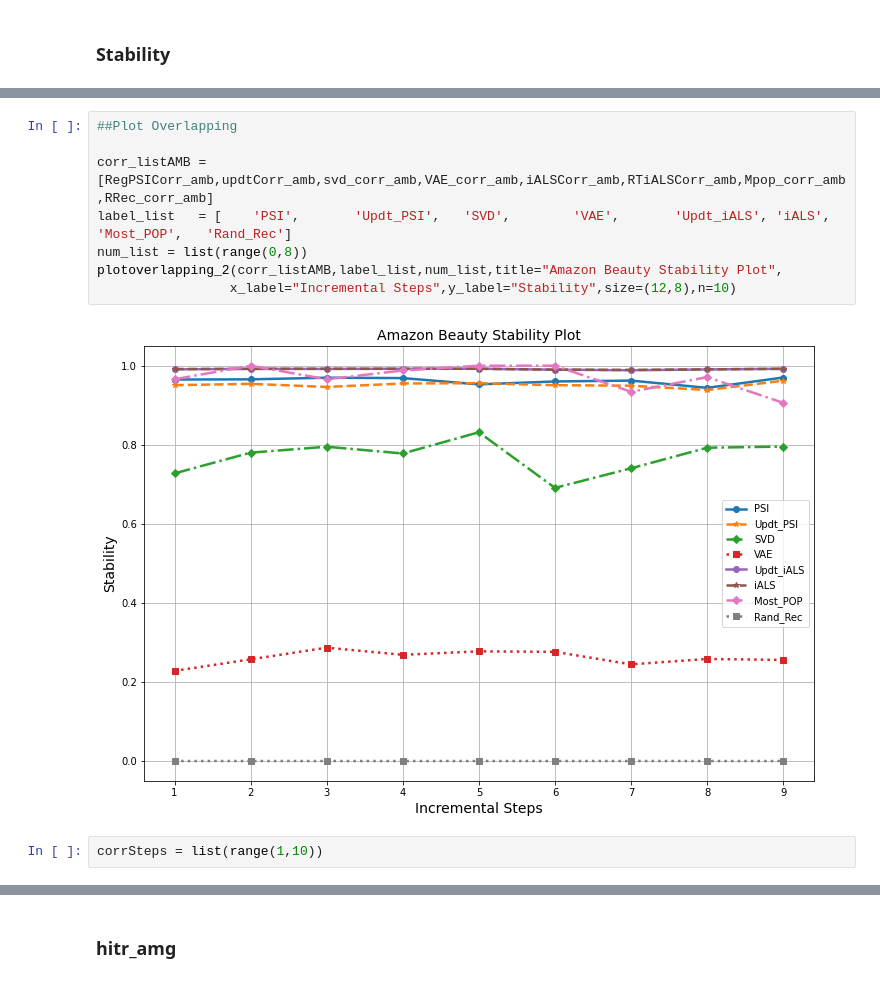
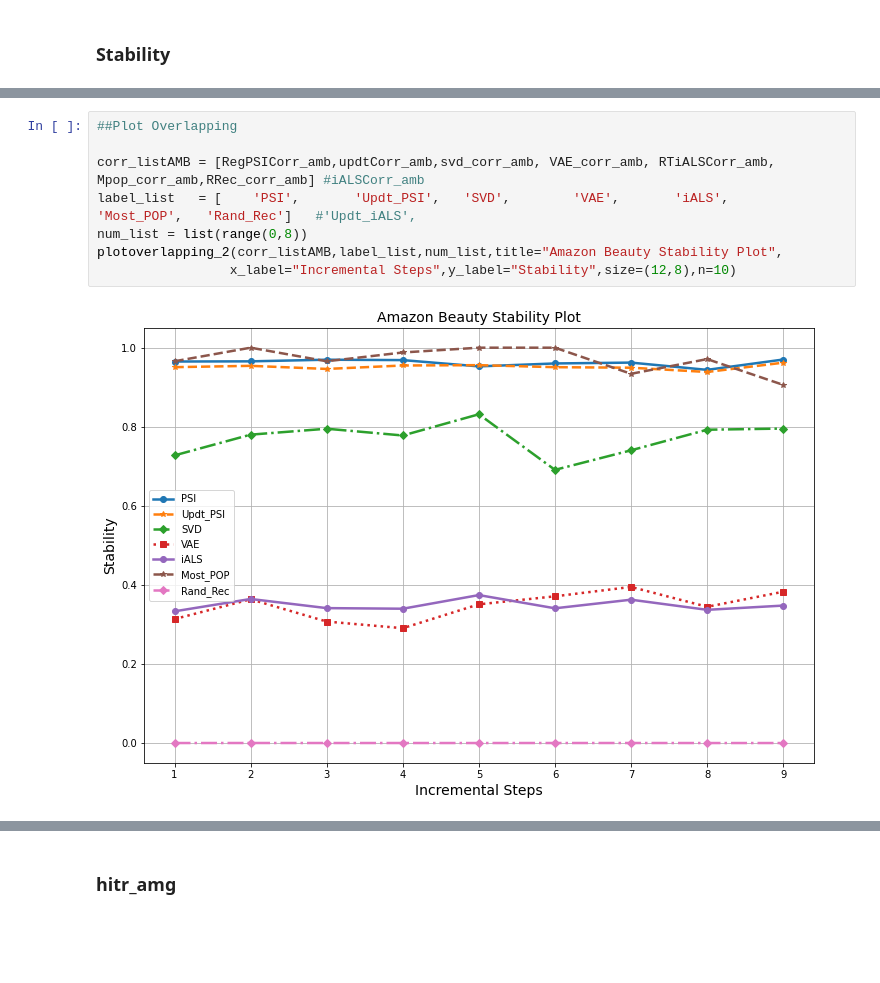
Before and after one commit to Oluwafemi-939/Incremental_PSI, a Jupyter notebook: Notebooks/Results_Note.ipynb, the cells around one changed output, grey strips where cells are left out. Cells and saved outputs as stored; diff of their text form; blank space fills up the shorter version.

```diff
--- a/Notebooks/Results_Note.ipynb
+++ b/Notebooks/Results_Note.ipynb
@@ -121,15 +118,13 @@ makeplot(corrSteps,AMZB_Stability,y_label="Stability",x_label="Incremental Steps
 # %%
 ##Plot Overlapping
 
-corr_listAMB = [RegPSICorr_amb,updtCorr_amb,svd_corr_amb,VAE_corr_amb,iALSCorr_amb,RTiALSCorr_amb,Mpop_corr_amb,RRec_corr_amb]
-label_list   = [    'PSI',       'Updt_PSI',   'SVD',        'VAE',       'Updt_iALS', 'iALS',       'Most_POP',   'Rand_Rec']
+corr_listAMB = [RegPSICorr_amb,updtCorr_amb,svd_corr_amb, VAE_corr_amb, RTiALSCorr_amb, Mpop_corr_amb,RRec_corr_amb] #iALSCorr_amb
+label_list   = [    'PSI',       'Updt_PSI',   'SVD',        'VAE',       'iALS',       'Most_POP',   'Rand_Rec']   #'Updt_iALS',
 num_list = list(range(0,8))
 plotoverlapping_2(corr_listAMB,label_list,num_list,title="Amazon Beauty Stability Plot",
                  x_label="Incremental Steps",y_label="Stability",size=(12,8),n=10)
 # %% [output]
-[figure, old version]
+[figure, new version]
-# %%
-corrSteps = list(range(1,10))
 # %%
 make_boxplot(AMZB_Stability,"Stability",'Models','Stability Range of Values (Amazon Beauty)')
 # %% [output]
```
Also changed, not shown: parts of 75 cells of this notebook.
